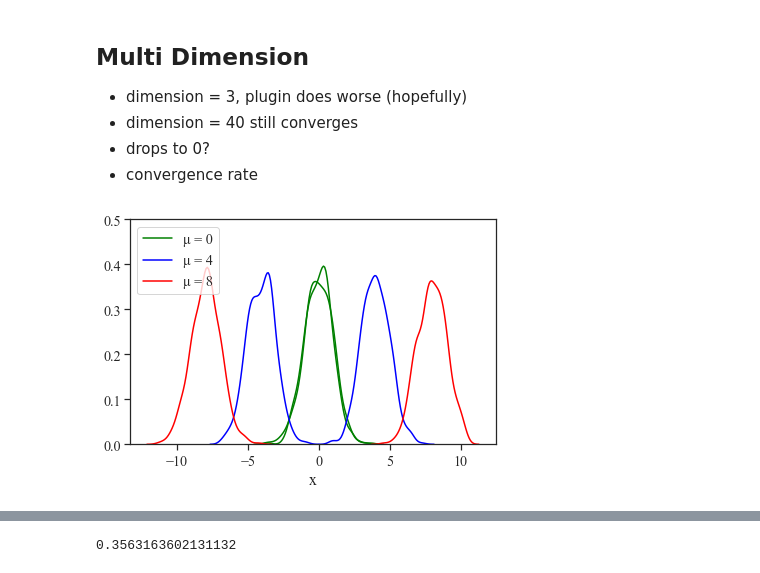
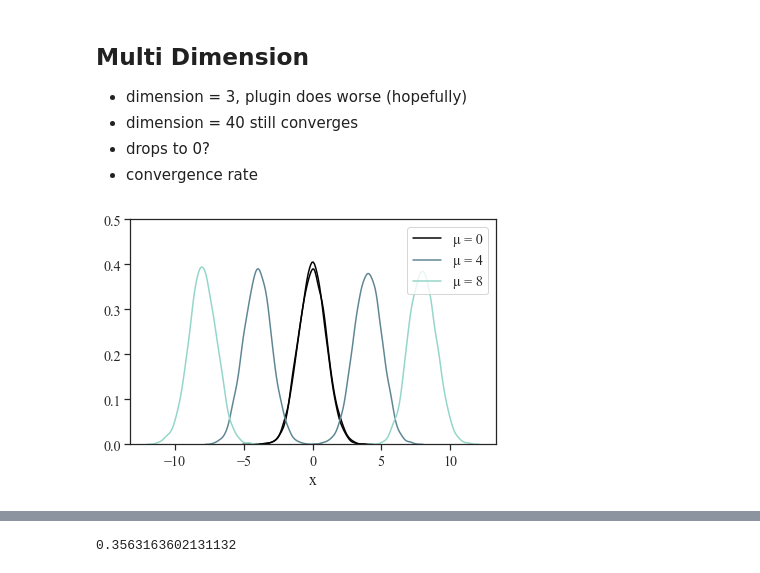
Before and after one commit to rguo123/conditional_entropy_forests, a Jupyter notebook: plots.ipynb, the cells around one changed output, grey strips where cells are left out. Cells and saved outputs as stored; diff of their text form; code cells hidden in the pictures.

```diff
--- a/plots.ipynb
+++ b/plots.ipynb
@@ -35,44 +35,44 @@ sns.set_style("ticks")
 
 
 def split_by_class(sample):
     y_one = [pair for pair in sample if pair[1] == 1]
     y_neg_one = [pair for pair in sample if pair[1] == 0]
     return y_one, y_neg_one
 
-X, y = get_sample(1000, 2, 1)
+X, y = get_sample(10000, 2, 1)
 sample = list(zip(X, y))
 class_two, class_neg_two = split_by_class(sample)
 
-X, y = get_sample(1000, 4, 1)
+X, y = get_sample(10000, 4, 1)
 sample = list(zip(X, y))
 class_four, class_neg_four = split_by_class(sample)
 
-X, y = get_sample(1000, 0, 1)
+X, y = get_sample(10000, 0, 1)
 sample = list(zip(X, y))
 class_zero, class_neg_zero = split_by_class(sample)
 
-X, y = get_sample(1000, 8, 1)
+X, y = get_sample(10000, 8, 1)
 sample = list(zip(X, y))
 class_eight, class_neg_eight = split_by_class(sample)
 
 plt.figure()
 plt.rcParams["font.family"] = "Times New Roman"
 
-sns.distplot(list(zip(*class_zero))[0], hist=False, color = "green", label = u'\u03bc = 0')
-sns.distplot(list(zip(*class_neg_zero))[0], hist=False, color = "green")
+sns.distplot(list(zip(*class_zero))[0], hist=False, color = "#020202", label = u'\u03bc = 0')
+sns.distplot(list(zip(*class_neg_zero))[0], hist=False, color = "#020202")
 
-sns.distplot(list(zip(*class_four))[0], hist=False, color = "blue", label = u'\u03bc = 4')
-sns.distplot(list(zip(*class_neg_four))[0], hist=False, color = "blue")
+sns.distplot(list(zip(*class_four))[0], hist=False, color = "#5F8793", label = u'\u03bc = 4')
+sns.distplot(list(zip(*class_neg_four))[0], hist=False, color = "#5F8793")
 plt.tight_layout()
-sns.distplot(list(zip(*class_eight))[0], hist=False, color = "red", label = u'\u03bc = 8')
-sns.distplot(list(zip(*class_neg_eight))[0], hist=False, color = "red")
+sns.distplot(list(zip(*class_eight))[0], hist=False, color = "#94D6C9", label = u'\u03bc = 8')
+sns.distplot(list(zip(*class_neg_eight))[0], hist=False, color = "#94D6C9")
 plt.ylim(ymax = .5)
 plt.xlabel("x")
 plt.legend()
 plt.savefig("1d_setting.png")
 plt.show()
 # %% [output]
-[figure, old version]
+[figure, new version]
 # %%
 from sklearn.ensemble.forest import _generate_unsampled_indices
 from sklearn.ensemble import BaggingClassifier
```
Also changed, not shown: parts of 12 cells of this notebook, 24 other files.
